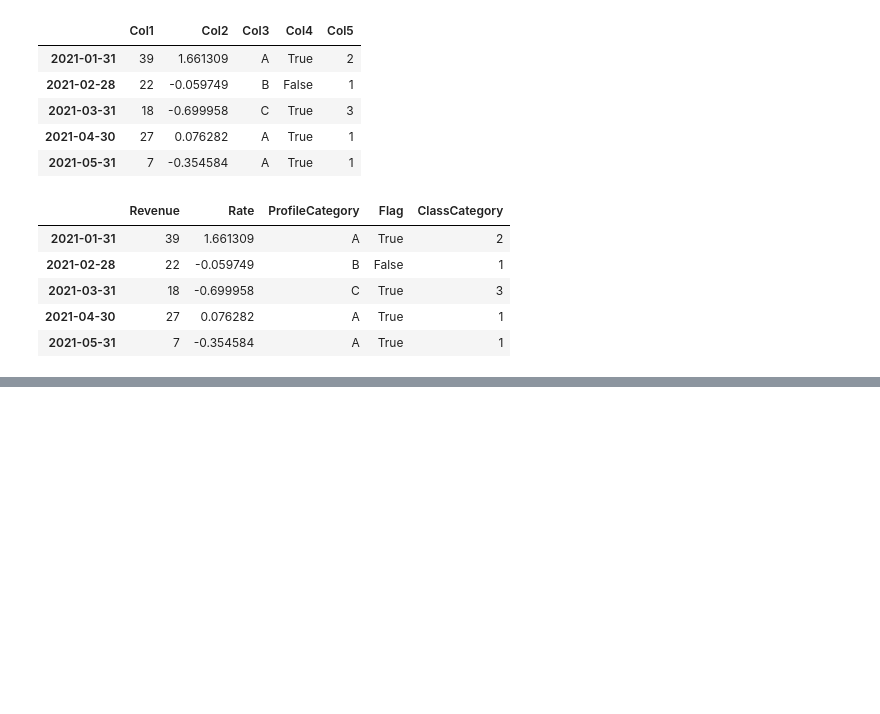
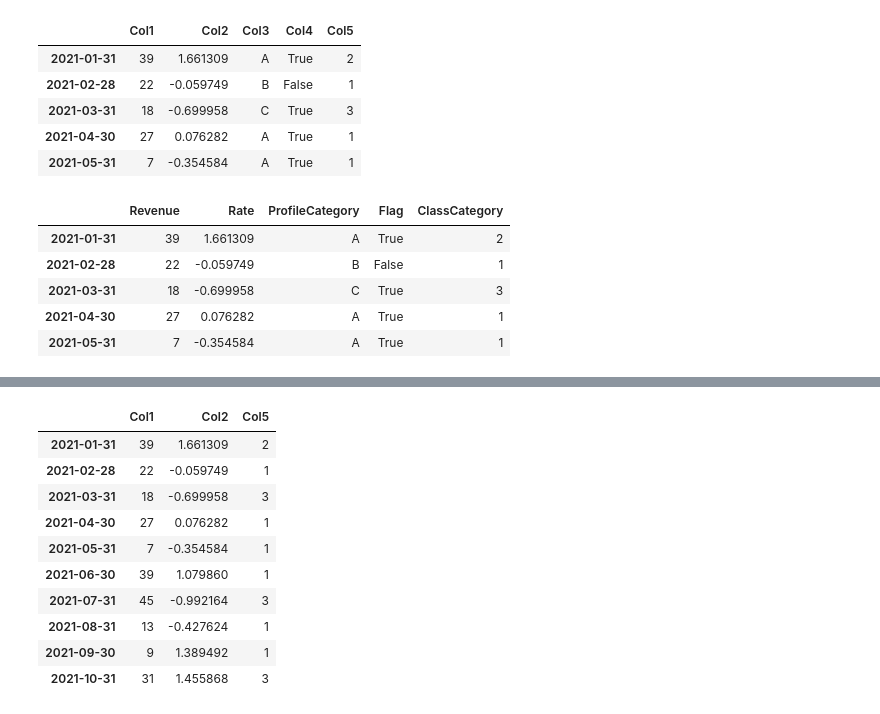
Before and after one commit to muhtar1muhtar/practice-area, a Jupyter notebook: topic-panda/test-pd8.ipynb, the cells around one changed output, grey strips where cells are left out. Saved outputs shown, nothing was run; the diff lists cells and outputs as text; code cells hidden in the pictures; blank space fills up the shorter version.

```diff
--- a/topic-panda/test-pd8.ipynb
+++ b/topic-panda/test-pd8.ipynb
@@ -57,0 +86,14 @@ df_example.head()
+# %%
+df.select_dtypes(include='number')
+# %% [output]
+|  | Col1 | Col2 | Col5 |
+| 2021-01-31 | 39 | 1.661309 | 2 |
+| 2021-02-28 | 22 | -0.059749 | 1 |
+| 2021-03-31 | 18 | -0.699958 | 3 |
+| 2021-04-30 | 27 | 0.076282 | 1 |
+| 2021-05-31 | 7 | -0.354584 | 1 |
+| 2021-06-30 | 39 | 1.079860 | 1 |
+| 2021-07-31 | 45 | -0.992164 | 3 |
+| 2021-08-31 | 13 | -0.427624 | 1 |
+| 2021-09-30 | 9 | 1.389492 | 1 |
+| 2021-10-31 | 31 | 1.455868 | 3 |
```
Also changed, not shown: parts of 11 cells of this notebook.
